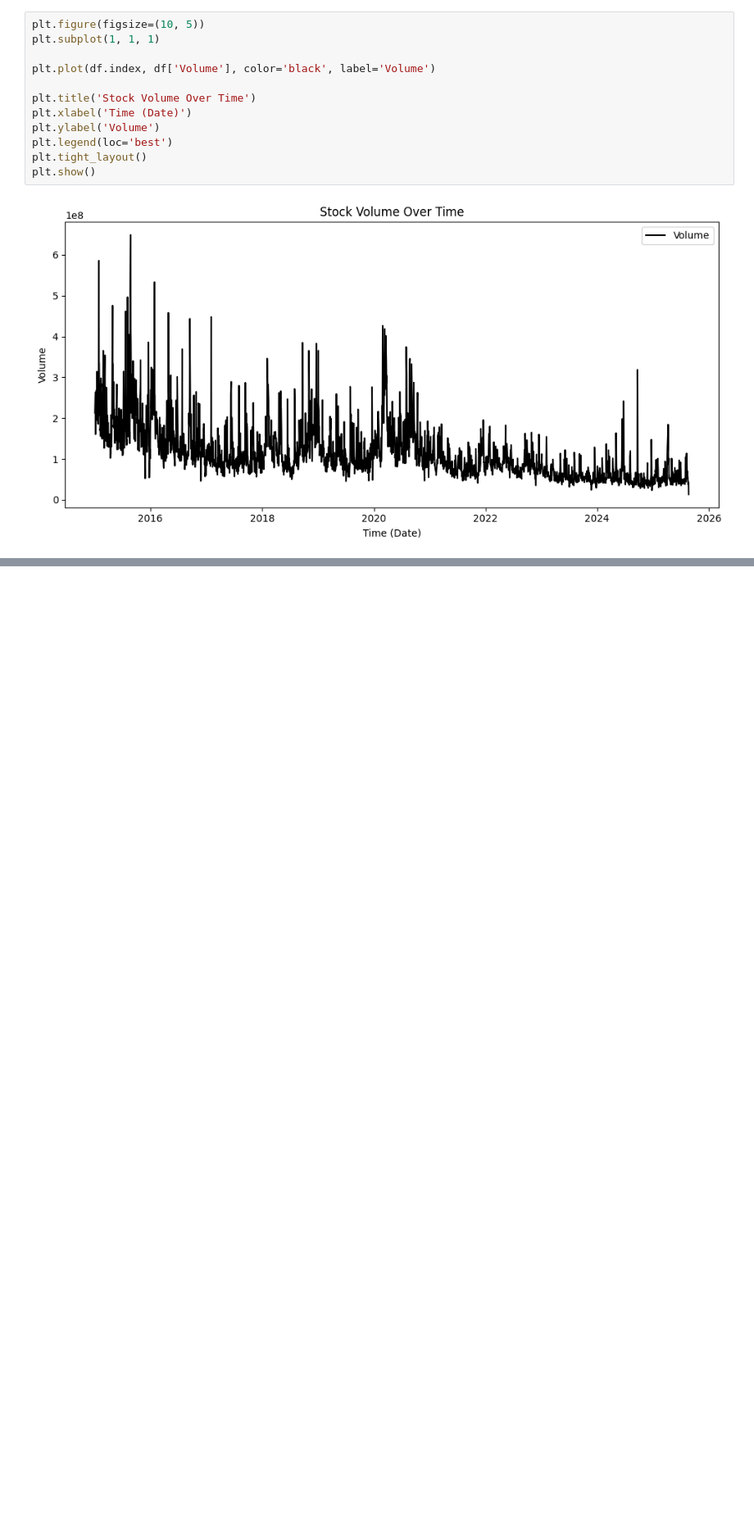
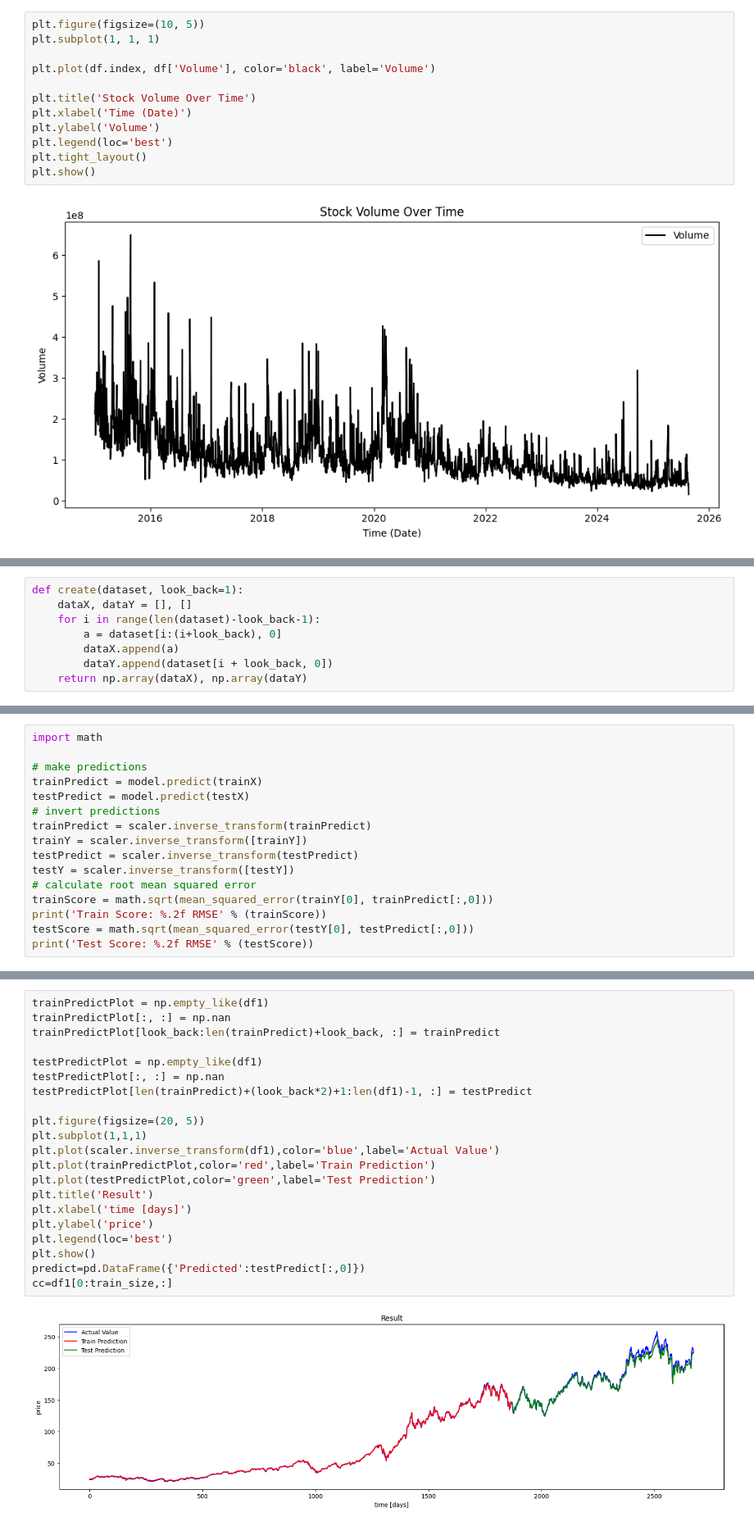
Before and after one commit to simonepietraroia/Stock-Price-Predictor, a Jupyter notebook: APPL_Stock_Prediction.ipynb, the cells around one changed output, grey strips where cells are left out. Shown at 82% size. Drawn from its saved outputs; the diff is of its cells as text; blank space fills up the shorter version.

```diff
--- a/APPL_Stock_Prediction.ipynb
+++ b/APPL_Stock_Prediction.ipynb
@@ -198,0 +198,8 @@ NameError: name 'df1' is not defined
+# %%
+def create(dataset, look_back=1):
+    dataX, dataY = [], []
+    for i in range(len(dataset)-look_back-1):
+        a = dataset[i:(i+look_back), 0]
+        dataX.append(a)
+        dataY.append(dataset[i + look_back, 0])
+    return np.array(dataX), np.array(dataY)
@@ -198,0 +255,16 @@ NameError: name 'df1' is not defined
+# %%
+import math
+
+# make predictions
+trainPredict = model.predict(trainX)
+testPredict = model.predict(testX)
+# invert predictions
+trainPredict = scaler.inverse_transform(trainPredict)
+trainY = scaler.inverse_transform([trainY])
+testPredict = scaler.inverse_transform(testPredict)
+testY = scaler.inverse_transform([testY])
+# calculate root mean squared error
+trainScore = math.sqrt(mean_squared_error(trainY[0], trainPredict[:,0]))
+print('Train Score: %.2f RMSE' % (trainScore))
+testScore = math.sqrt(mean_squared_error(testY[0], testPredict[:,0]))
+print('Test Score: %.2f RMSE' % (testScore))
@@ -198,0 +276,23 @@ NameError: name 'df1' is not defined
+# %%
+trainPredictPlot = np.empty_like(df1)
+trainPredictPlot[:, :] = np.nan
+trainPredictPlot[look_back:len(trainPredict)+look_back, :] = trainPredict
+
+testPredictPlot = np.empty_like(df1)
+testPredictPlot[:, :] = np.nan
+testPredictPlot[len(trainPredict)+(look_back*2)+1:len(df1)-1, :] = testPredict
+
+plt.figure(figsize=(20, 5))
+plt.subplot(1,1,1)
+plt.plot(scaler.inverse_transform(df1),color='blue',label='Actual Value')
+plt.plot(trainPredictPlot,color='red',label='Train Prediction')
+plt.plot(testPredictPlot,color='green',label='Test Prediction')
+plt.title('Result')
+plt.xlabel('time [days]')
+plt.ylabel('price')
+plt.legend(loc='best')
+plt.show()
+predict=pd.DataFrame({'Predicted':testPredict[:,0]})
+cc=df1[0:train_size,:]
+# %% [output]
+[figure, added]
```
Also changed, not shown: parts of 14 cells of this notebook, 1 other file.
